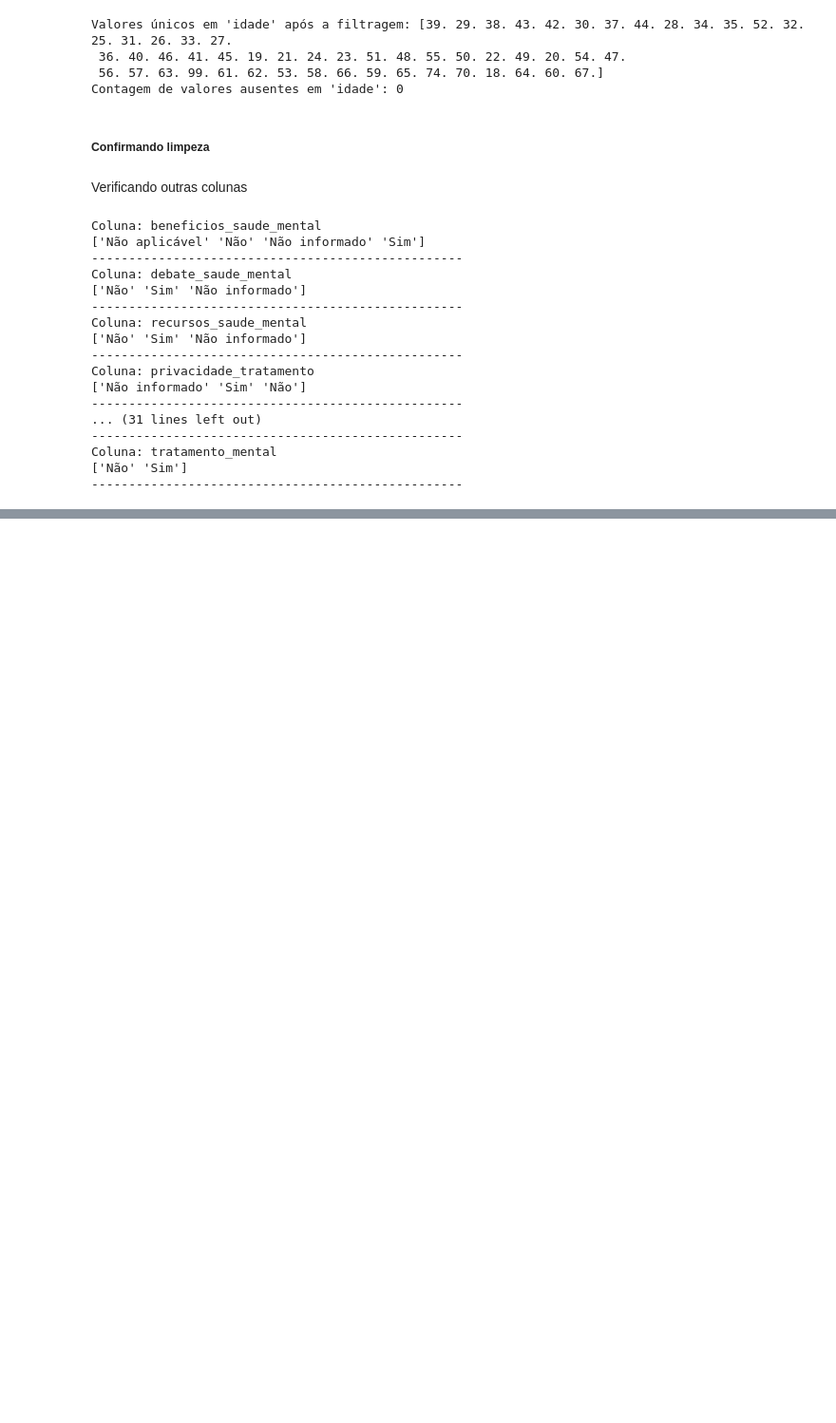
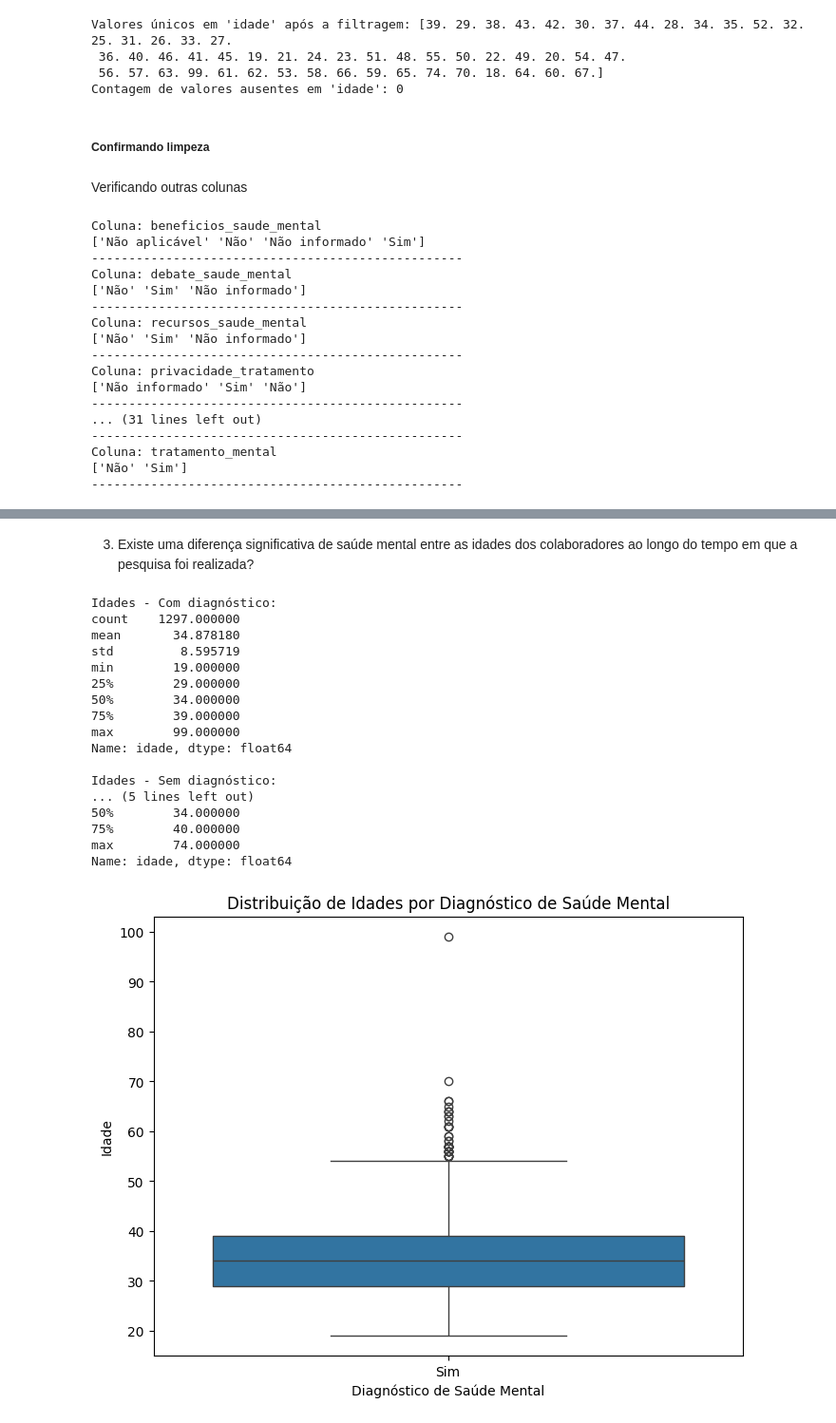
Before and after one commit to marcellsa/pucrs-trabalhos-academicos, a Jupyter notebook: 2024.4-coleta-preparacao-dados/projeto2-analise-saude-mental/notebooks/1_analise_saude_mental.ipynb, the cells around one changed output, grey strips where cells are left out. Shown at 95% size. Cells and saved outputs as stored; diff of their text form; code cells hidden in the pictures; blank space fills up the shorter version.

```diff
--- a/2024.4-coleta-preparacao-dados/projeto2-analise-saude-mental/notebooks/1_analise_saude_mental.ipynb
+++ b/2024.4-coleta-preparacao-dados/projeto2-analise-saude-mental/notebooks/1_analise_saude_mental.ipynb
@@ -470,0 +532,39 @@ Coluna: tratamento_mental
+# %% [markdown]
+3. Existe uma diferença significativa de saúde mental entre as idades dos colaboradores ao longo do tempo em que a pesquisa foi realizada?
+# %%
+# Separar grupos por diagnóstico de saúde mental
+idade_com_diagnostico = osmi_df[osmi_df['diagnostico_mental'] == 'Sim']['idade']
+idade_sem_diagnostico = osmi_df[osmi_df['diagnostico_mental'].isna()]['idade']
+
+# Estatísticas descritivas
+print("Idades - Com diagnóstico:")
+print(idade_com_diagnostico.describe())
+print("\nIdades - Sem diagnóstico:")
+print(idade_sem_diagnostico.describe())
+
+# Boxplot
+plt.figure(figsize=(8, 6))
+sns.boxplot(data=osmi_df, x='diagnostico_mental', y='idade')
+plt.title('Distribuição de Idades por Diagnóstico de Saúde Mental')
+plt.xlabel('Diagnóstico de Saúde Mental')
+plt.ylabel('Idade')
+plt.show()
+# %% [output]
+Idades - Com diagnóstico:
+count    1297.000000
+mean       34.878180
+std         8.595719
+min        19.000000
+25%        29.000000
+50%        34.000000
+75%        39.000000
+max        99.000000
+Name: idade, dtype: float64
+
+Idades - Sem diagnóstico:
+... (5 lines left out)
+50%        34.000000
+75%        40.000000
+max        74.000000
+Name: idade, dtype: float64
+[figure, added]
```
Also changed, not shown: parts of 16 cells of this notebook.
